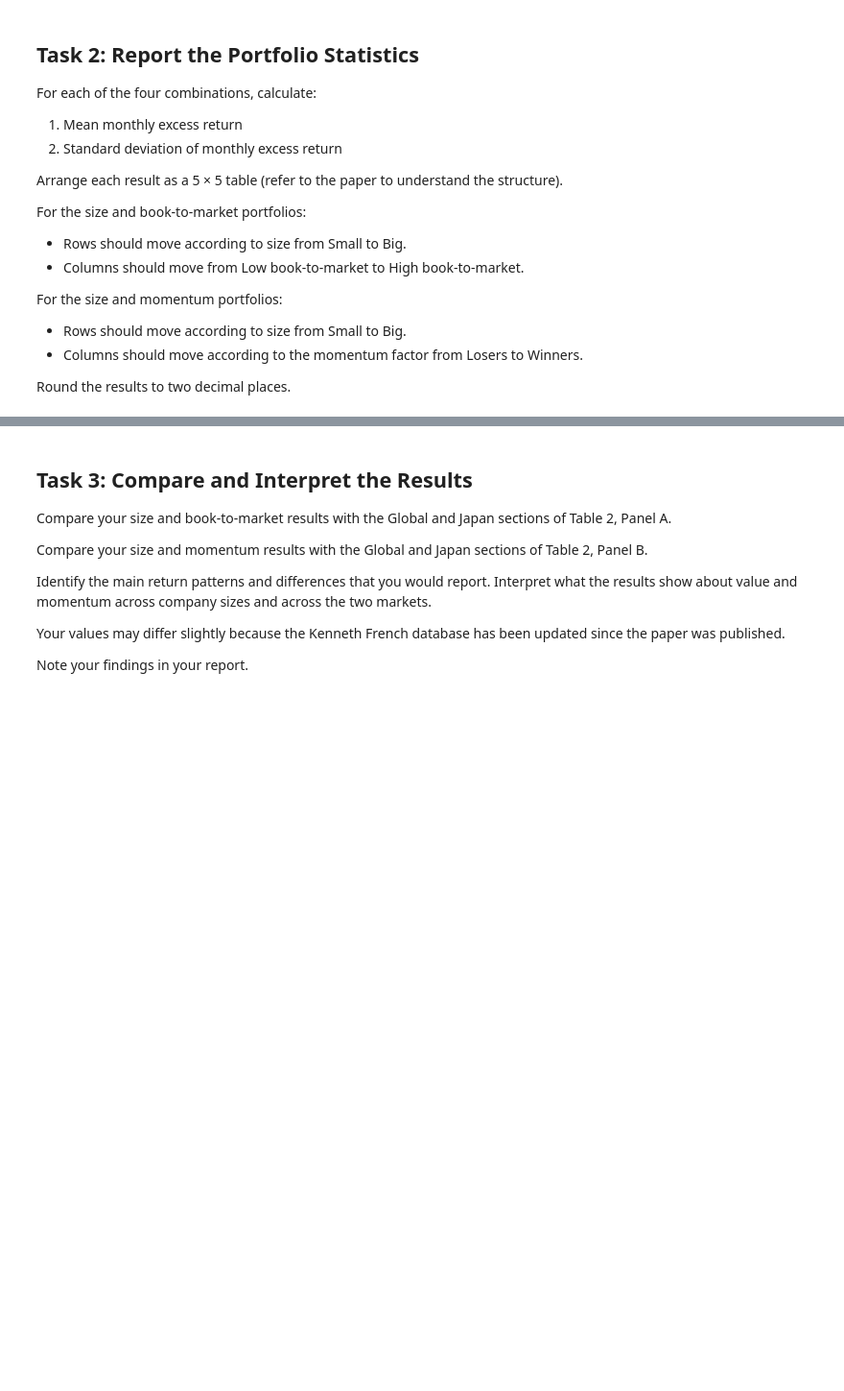
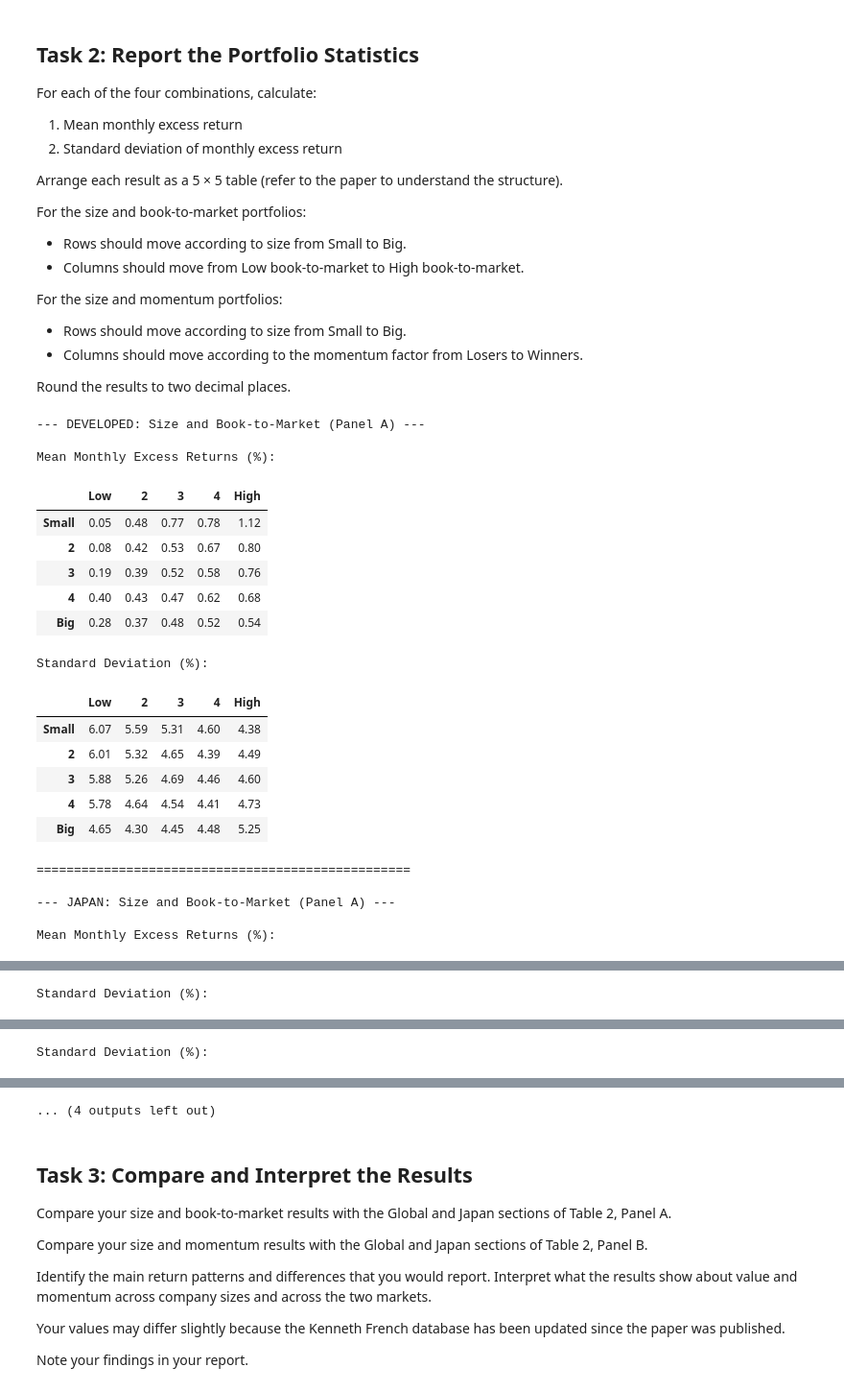
Before and after one commit to nv-sudo213/FRAM-Lab1, a Jupyter notebook: 02_replicate_table2.ipynb, the cells around one changed output, grey strips where cells are left out. Shown: that part at 96% size. Drawn from its saved outputs; the diff is of its cells as text; code cells hidden in the pictures; blank space fills up the shorter version.

```diff
--- a/02_replicate_table2.ipynb
+++ b/02_replicate_table2.ipynb
@@ -126,4 +167,79 @@ For the size and momentum portfolios:
 
 Round the results to two decimal places.
 # %%
-# Write your code here
+def create_5x5_table(excess_df, metric="mean", col_type="BM"):
+    # Extract portfolio columns (excluding 'date')
+    port_cols = [c for c in excess_df.columns if c != "date"]
+
+    # Calculate arithmetic mean or sample standard deviation (ddof=1)
+    if metric == "mean":
+        stats = excess_df[port_cols].mean()
+    elif metric == "std":
+        stats = excess_df[port_cols].std(ddof=1)
+
+    # Reshape 25 portfolio results into a 5x5 grid
+    # Column order in data: Row 1 (Small: 5 cols), Row 2 (5 cols), ..., Row 5 (Big: 5 cols)
+    matrix_5x5 = stats.values.reshape(5, 5)
+
+    row_labels = ["Small", "2", "3", "4", "Big"]
+
+    if col_type == "BM":
+        col_labels = ["Low", "2", "3", "4", "High"]
+    else:  # Momentum
+        col_labels = ["Losers", "2", "3", "4", "Winners"]
+
+    df_result = pd.DataFrame(matrix_5x5, index=row_labels, columns=col_labels)
+    return df_result.round(2)
+
+# Generate and display all 5x5 tables for Table 2 Replication
+print("--- DEVELOPED: Size and Book-to-Market (Panel A) ---")
+print("\nMean Monthly Excess Returns (%):")
+display(create_5x5_table(dev_size_bm_excess, metric="mean", col_type="BM"))
+print("\nStandard Deviation (%):")
+display(create_5x5_table(dev_size_bm_excess, metric="std", col_type="BM"))
+
+print("\n" + "="*50 + "\n")
+
+print("--- JAPAN: Size and Book-to-Market (Panel A) ---")
+print("\nMean Monthly Excess Returns (%):")
+display(create_5x5_table(japan_size_bm_excess, metric="mean", col_type="BM"))
+print("\nStandard Deviation (%):")
+display(create_5x5_table(japan_size_bm_excess, metric="std", col_type="BM"))
+
+print("\n" + "="*50 + "\n")
+
+print("--- DEVELOPED: Size and Momentum (Panel B) ---")
+print("\nMean Monthly Excess Returns (%):")
+display(create_5x5_table(dev_size_mom_excess, metric="mean", col_type="Momentum"))
+print("\nStandard Deviation (%):")
+display(create_5x5_table(dev_size_mom_excess, metric="std", col_type="Momentum"))
+
+print("\n" + "="*50 + "\n")
+
+print("--- JAPAN: Size and Momentum (Panel B) ---")
+print("\nMean Monthly Excess Returns (%):")
+display(create_5x5_table(japan_size_mom_excess, metric="mean", col_type="Momentum"))
+print("\nStandard Deviation (%):")
+display(create_5x5_table(japan_size_mom_excess, metric="std", col_type="Momentum"))
+# %% [output]
+--- DEVELOPED: Size and Book-to-Market (Panel A) ---
+
+Mean Monthly Excess Returns (%):
+|  | Low | 2 | 3 | 4 | High |
+| Small | 0.05 | 0.48 | 0.77 | 0.78 | 1.12 |
+| 2 | 0.08 | 0.42 | 0.53 | 0.67 | 0.80 |
+| 3 | 0.19 | 0.39 | 0.52 | 0.58 | 0.76 |
+| 4 | 0.40 | 0.43 | 0.47 | 0.62 | 0.68 |
+| Big | 0.28 | 0.37 | 0.48 | 0.52 | 0.54 |
+Standard Deviation (%):
+|  | Low | 2 | 3 | 4 | High |
+| Small | 6.07 | 5.59 | 5.31 | 4.60 | 4.38 |
+| 2 | 6.01 | 5.32 | 4.65 | 4.39 | 4.49 |
+| 3 | 5.88 | 5.26 | 4.69 | 4.46 | 4.60 |
+| 4 | 5.78 | 4.64 | 4.54 | 4.41 | 4.73 |
+| Big | 4.65 | 4.30 | 4.45 | 4.48 | 5.25 |
+==================================================
+
+--- JAPAN: Size and Book-to-Market (Panel A) ---
+
+Mean Monthly Excess Returns (%):
@@ -129,0 +252 @@ Round the results to two decimal places.
+Standard Deviation (%):
@@ -129,0 +270 @@ Round the results to two decimal places.
+Standard Deviation (%):
@@ -130,3 +277,4 @@ Round the results to two decimal places.
+... (4 outputs left out)
 # %% [markdown]
 ## Task 3: Compare and Interpret the Results
 
```
Also changed, not shown: parts of 4 cells of this notebook.
